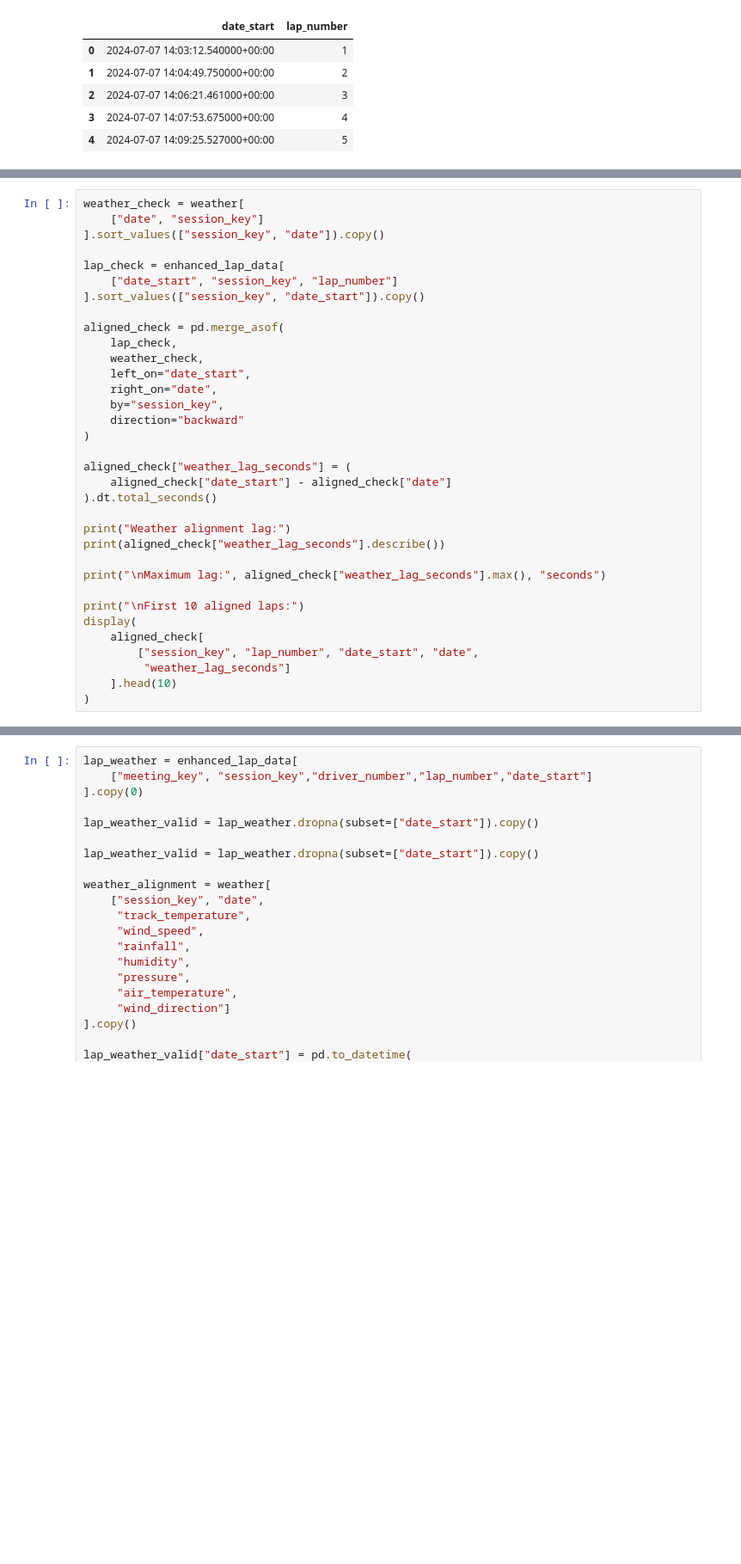
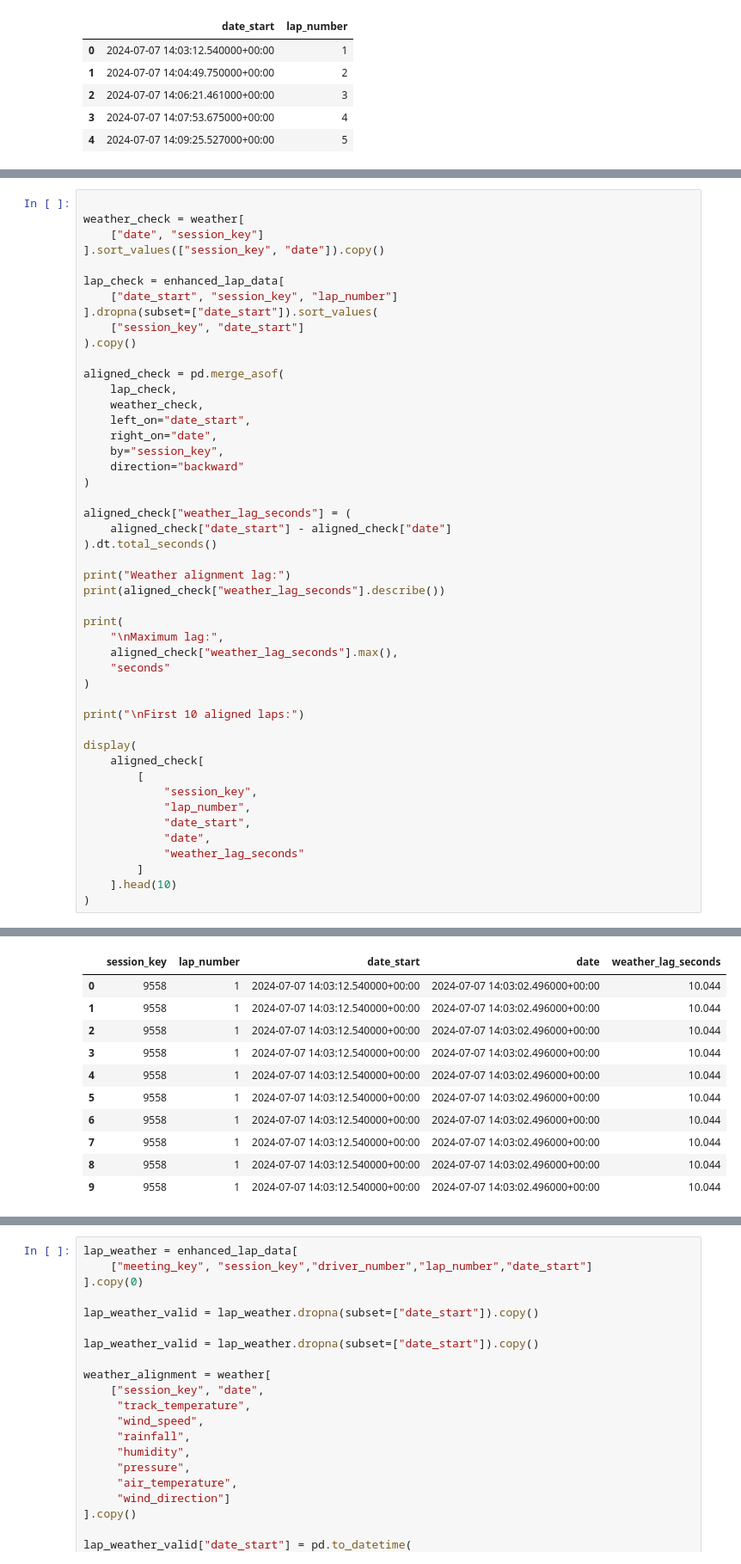
Before and after one commit to nihankale07-bot/pitwall, a Jupyter notebook: notebooks/06_enhanced_pace_model.ipynb, the cells around one changed output, grey strips where cells are left out. Shown at 86% size. Cells and saved outputs as stored; diff of their text form; blank space fills up the shorter version.

```diff
--- a/notebooks/06_enhanced_pace_model.ipynb
+++ b/notebooks/06_enhanced_pace_model.ipynb
@@ -1965,11 +1986,14 @@ First 5 lap records:
 # %%
+
 weather_check = weather[
     ["date", "session_key"]
 ].sort_values(["session_key", "date"]).copy()
 
 lap_check = enhanced_lap_data[
     ["date_start", "session_key", "lap_number"]
-].sort_values(["session_key", "date_start"]).copy()
+].dropna(subset=["date_start"]).sort_values(
+    ["session_key", "date_start"]
+).copy()
 
 aligned_check = pd.merge_asof(
     lap_check,
@@ -1987,13 +2011,23 @@ aligned_check["weather_lag_seconds"] = (
 print("Weather alignment lag:")
 print(aligned_check["weather_lag_seconds"].describe())
 
-print("\nMaximum lag:", aligned_check["weather_lag_seconds"].max(), "seconds")
+print(
+    "\nMaximum lag:",
+    aligned_check["weather_lag_seconds"].max(),
+    "seconds"
+)
 
 print("\nFirst 10 aligned laps:")
+
 display(
     aligned_check[
-        ["session_key", "lap_number", "date_start", "date",
-         "weather_lag_seconds"]
+        [
+            "session_key",
+            "lap_number",
+            "date_start",
+            "date",
+            "weather_lag_seconds"
+        ]
     ].head(10)
 )
 # %% [output]
@@ -2001,3 +2048,14 @@ ValueError: Merge keys contain null values on left side
+|  | session_key | lap_number | date_start | date | weather_lag_seconds |
+| 0 | 9558 | 1 | 2024-07-07 14:03:12.540000+00:00 | 2024-07-07 14:03:02.496000+00:00 | 10.044 |
+| 1 | 9558 | 1 | 2024-07-07 14:03:12.540000+00:00 | 2024-07-07 14:03:02.496000+00:00 | 10.044 |
+| 2 | 9558 | 1 | 2024-07-07 14:03:12.540000+00:00 | 2024-07-07 14:03:02.496000+00:00 | 10.044 |
+| 3 | 9558 | 1 | 2024-07-07 14:03:12.540000+00:00 | 2024-07-07 14:03:02.496000+00:00 | 10.044 |
+| 4 | 9558 | 1 | 2024-07-07 14:03:12.540000+00:00 | 2024-07-07 14:03:02.496000+00:00 | 10.044 |
+| 5 | 9558 | 1 | 2024-07-07 14:03:12.540000+00:00 | 2024-07-07 14:03:02.496000+00:00 | 10.044 |
+| 6 | 9558 | 1 | 2024-07-07 14:03:12.540000+00:00 | 2024-07-07 14:03:02.496000+00:00 | 10.044 |
+| 7 | 9558 | 1 | 2024-07-07 14:03:12.540000+00:00 | 2024-07-07 14:03:02.496000+00:00 | 10.044 |
+| 8 | 9558 | 1 | 2024-07-07 14:03:12.540000+00:00 | 2024-07-07 14:03:02.496000+00:00 | 10.044 |
+| 9 | 9558 | 1 | 2024-07-07 14:03:12.540000+00:00 | 2024-07-07 14:03:02.496000+00:00 | 10.044 |
 # %%
 
 print("Total laps:", len(enhanced_lap_data))
```
Also changed, not shown: parts of 42 cells of this notebook, 4 other files.
